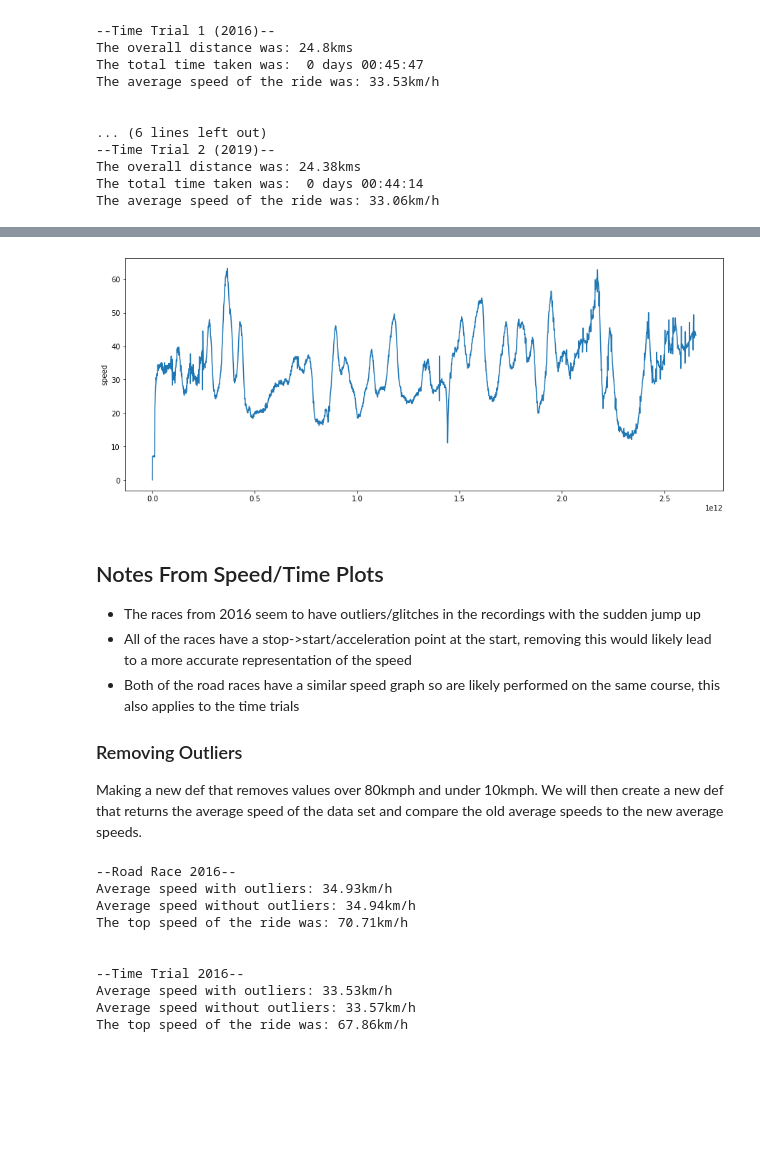
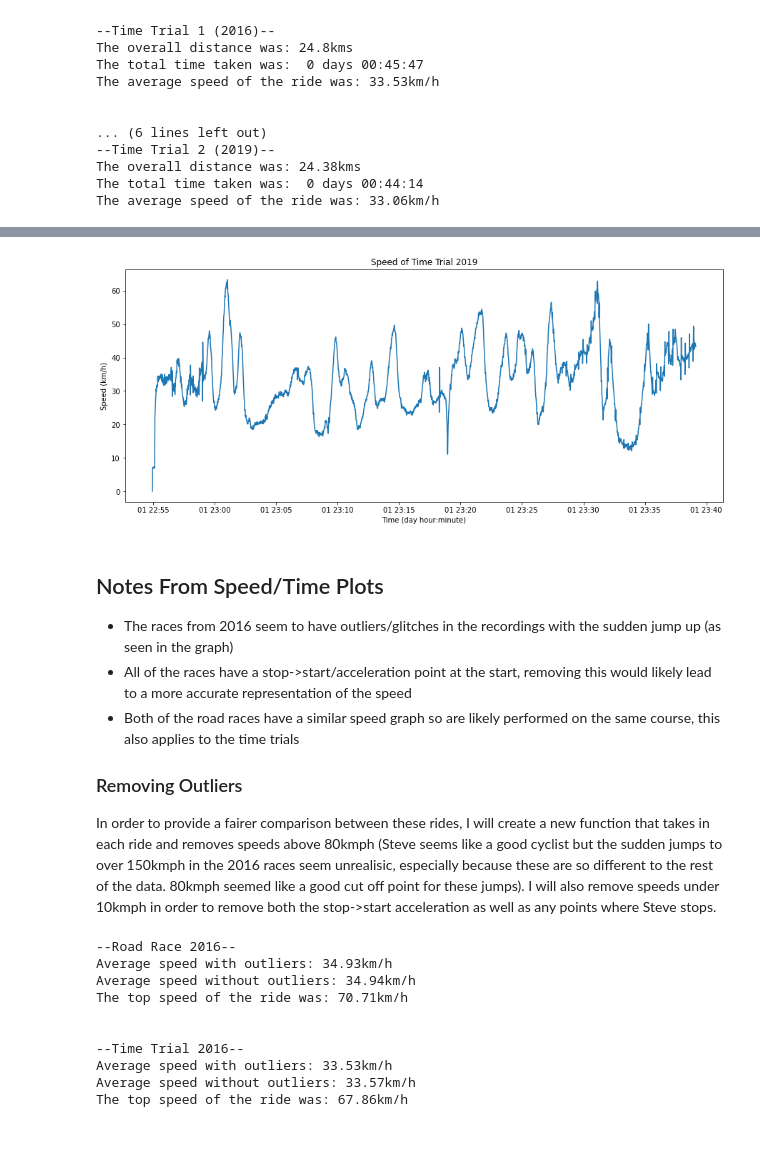
Before and after one commit to liamflannery/data-science-portfolio-liamflannery, a Jupyter notebook: Portfolio 1.ipynb, the cells around one changed output, grey strips where cells are left out. Drawn from its saved outputs; the diff is of its cells as text; code cells hidden in the pictures; blank space fills up the shorter version.

```diff
--- a/Portfolio 1.ipynb
+++ b/Portfolio 1.ipynb
@@ -105,5 +107,7 @@ The summaries of each ride provided the average speed of each ride. It is possib
 # %%
 def speedPlot(dataframe):
+    plt.xlabel('Time (day hour:minute)')
+    plt.ylabel('Speed (km/h)')
     sns.lineplot(data=dataframe, x =dataframe.index - dataframe.index[0], y = 'speed')
 # %%
 plt.figure(figsize = (15,6))
@@ -123,17 +130,17 @@ speedPlot(rr_2019)
 # %%
 plt.figure(figsize = (15,6))
+plt.title('Speed of Time Trial 2019')
 speedPlot(tt_2019)
 # %% [output]
-[figure, old version]
+[figure, new version]
 # %% [markdown]
 ## Notes From Speed/Time Plots
-* The races from 2016 seem to have outliers/glitches in the recordings with the sudden jump up
+* The races from 2016 seem to have outliers/glitches in the recordings with the sudden jump up (as seen in the graph)
 * All of the races have a stop->start/acceleration point at the start, removing this would likely lead to a more accurate representation of the speed
 * Both of the road races have a similar speed graph so are likely performed on the same course, this also applies to the time trials
 
 ### Removing Outliers
-Making a new def that removes values over 80kmph and under 10kmph.
-We will then create a new def that returns the average speed of the data set and compare the old average speeds to the new average speeds.
+In order to provide a fairer comparison between these rides, I will create a new function that takes in each ride and removes speeds above 80kmph (Steve seems like a good cyclist but the sudden jumps to over 150kmph in the 2016 races seem unrealisic, especially because these are so different to the rest of the data. 80kmph seemed like a good cut off point for these jumps). I will also remove speeds under 10kmph in order to remove both the stop->start acceleration as well as any points where Steve stops.
 # %%
 def remOutliers(dataframe):
     return dataframe[(dataframe['speed'] > 10) & (dataframe['speed'] < 80)]
```
Also changed, not shown: parts of 12 cells of this notebook, 1 other file.
